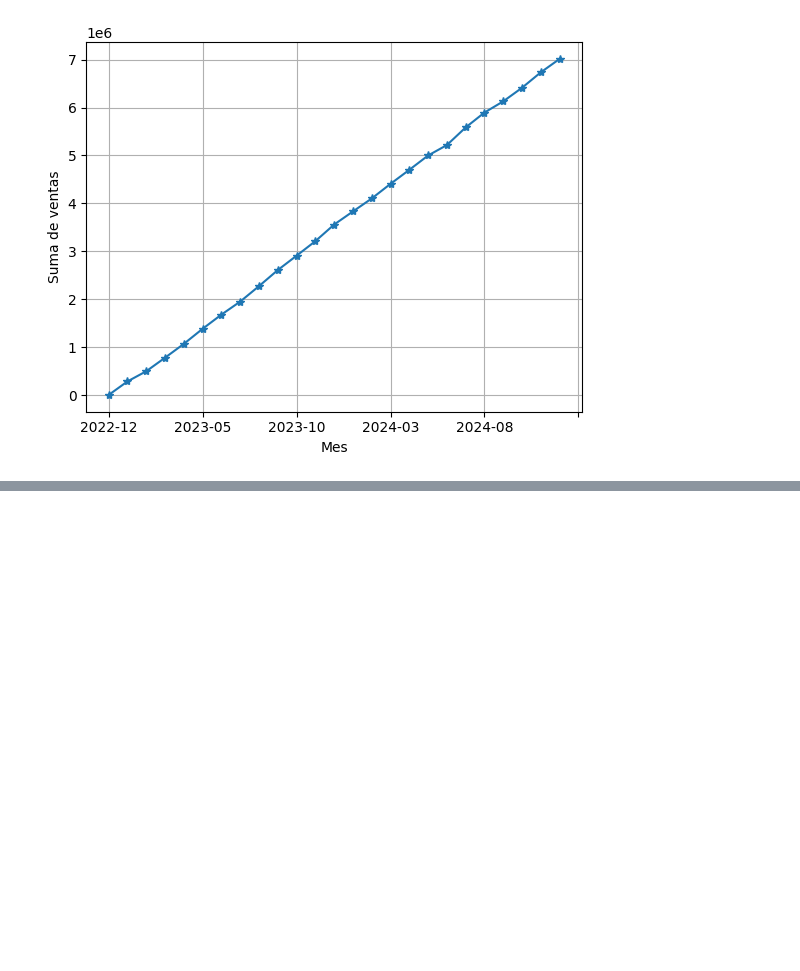
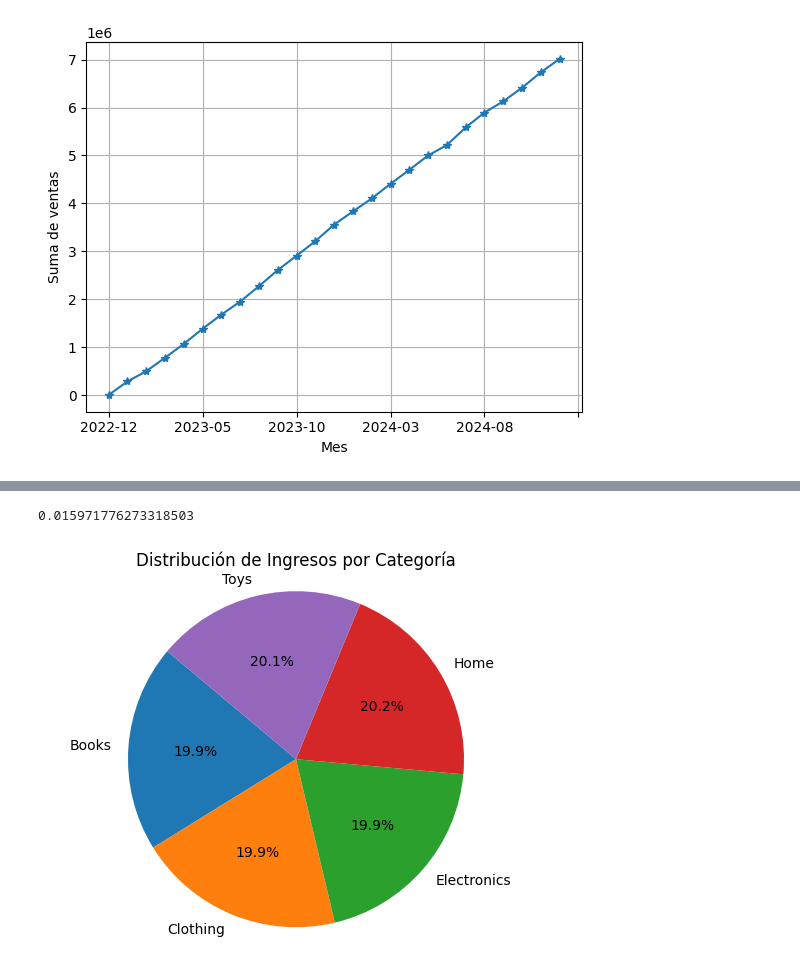
Before and after one commit to SSergito/ejercicio_gpt_data, a Jupyter notebook: main.ipynb, the cells around one changed output, grey strips where cells are left out. Cells and saved outputs as stored; diff of their text form; code cells hidden in the pictures; blank space fills up the shorter version.

```diff
--- a/main.ipynb
+++ b/main.ipynb
@@ -302,0 +326,16 @@ plt.show()
+# %%
+# Calcula una correlación entre la cantidad de productos vendidos y el precio
+correlacion = df["quantity"].corr(df["price"])
+print(correlacion)
+# %% [output]
+0.015971776273318503
+# %%
+# Identifica las categorías con más ventas y genera un gráfico de pastel
+ventas_por_categoria = df.groupby(by="category")["ingreso_total"].sum()
+
+plt.pie(ventas_por_categoria, labels=ventas_por_categoria.index, autopct='%1.1f%%', startangle=140)
+plt.title('Distribución de Ingresos por Categoría')
+plt.axis('equal')
+plt.show()
+# %% [output]
+[figure, added]
```
Also changed, not shown: parts of 6 cells of this notebook.
